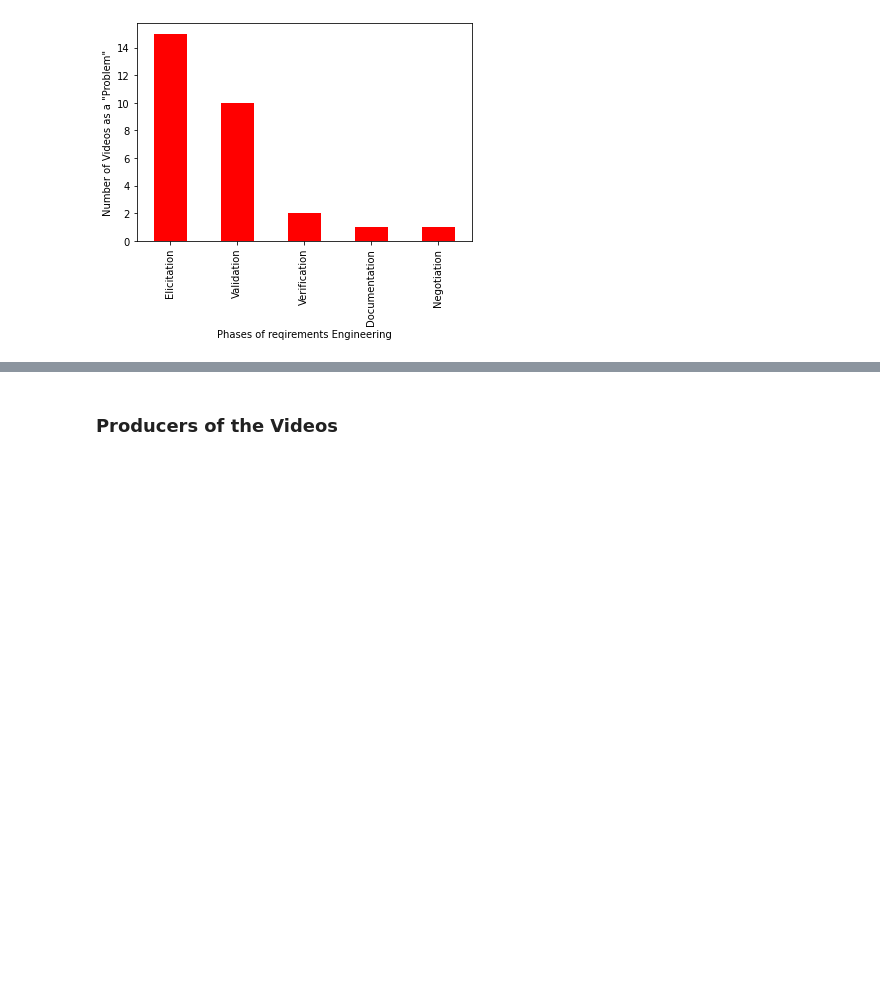
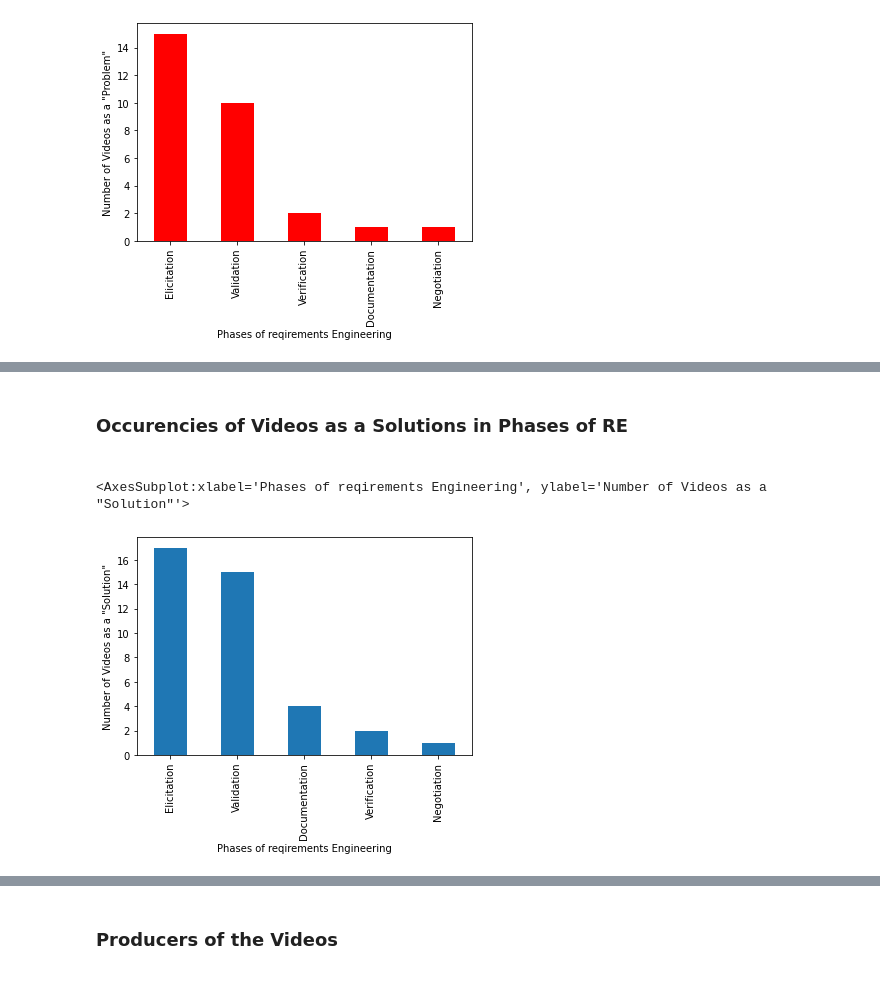
Before and after one commit to AlexHahnGF/bachelor, a Jupyter notebook: Untitled.ipynb, the cells around one changed output, grey strips where cells are left out. Cells and saved outputs as stored; diff of their text form; code cells hidden in the pictures; blank space fills up the shorter version.

```diff
--- a/Untitled.ipynb
+++ b/Untitled.ipynb
@@ -355,2 +379,12 @@ df['re_phase'].value_counts().plot(kind='bar',
+# %% [markdown]
+<h3>Occurencies of Videos as a Solutions in Phases of RE<h3>
+# %%
+df = pd.DataFrame(context_data_solution)
+df['re_phase'].value_counts().plot(kind='bar',
+                                         xlabel='Phases of reqirements Engineering',
+                                         ylabel='Number of Videos as a "Solution"')
+# %% [output]
+<AxesSubplot:xlabel='Phases of reqirements Engineering', ylabel='Number of Videos as a "Solution"'>
+[figure, added]
 # %%
 df = pd.DataFrame(context_data_solution)
```
Also changed, not shown: parts of 13 cells of this notebook.
